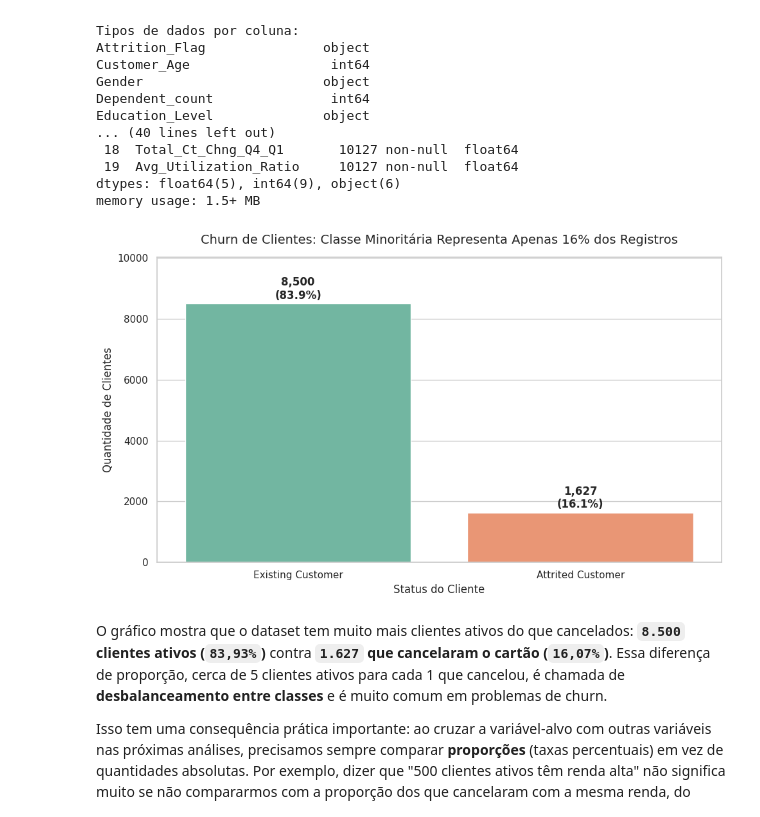
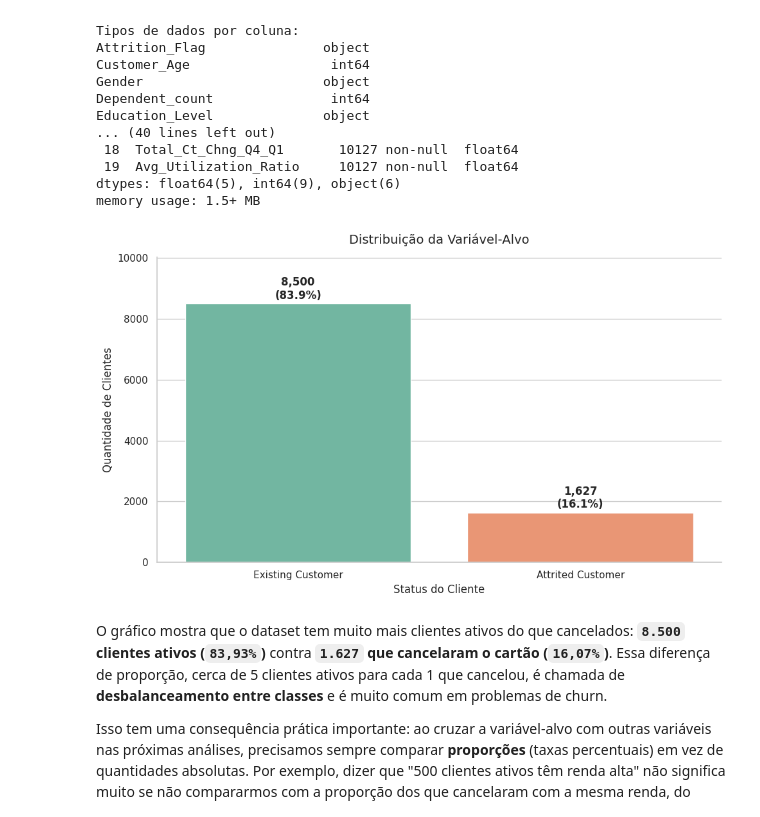
Before and after one commit to diogorblessa/mvp-credit-card-churn, a Jupyter notebook: notebooks/mvp_eda_preprocessing.ipynb, the cells around one changed output. Saved outputs shown, nothing was run; the diff lists cells and outputs as text; code cells hidden in the pictures.

```diff
--- a/notebooks/mvp_eda_preprocessing.ipynb
+++ b/notebooks/mvp_eda_preprocessing.ipynb
@@ -255,30 +255,32 @@ memory usage: 1.5+ MB
 # %%
 # Distribuição da variável-alvo (Attrition_Flag)
 fig, ax = plt.subplots(figsize=(10, 6))
 
-sns.countplot(x='Attrition_Flag', data=df, palette='Set2', ax=ax)
+ordem_target = ['Existing Customer', 'Attrited Customer']
+sns.countplot(x='Attrition_Flag', data=df, palette='Set2', ax=ax,
+              order=ordem_target)
 
 # Anotar percentuais e contagens sobre cada barra
 total = len(df)
 for p in ax.patches:
     valor = int(p.get_height())
     pct = valor / total * 100
     ax.text(
         p.get_x() + p.get_width() / 2,
         p.get_height() + 80,
         f'{valor:,}\n({pct:.1f}%)',
         ha='center', va='bottom', fontsize=12, fontweight='bold'
     )
 
-ax.set_title('Churn de Clientes: Classe Minoritária Representa Apenas 16% dos Registros',
-             fontsize=14, pad=15)
+ax.set_title('Distribuição da Variável-Alvo', fontsize=14, pad=15)
 ax.set_xlabel('Status do Cliente', fontsize=12)
 ax.set_ylabel('Quantidade de Clientes', fontsize=12)
 ax.set_ylim(0, df['Attrition_Flag'].value_counts().max() * 1.18)
+sns.despine(ax=ax)
 plt.tight_layout()
 plt.show()
 # %% [output]
-[figure, old version]
+[figure, new version]
 # %% [markdown]
 O gráfico mostra que o dataset tem muito mais clientes ativos do que cancelados: **`8.500` clientes ativos (`83,93%`)** contra **`1.627` que cancelaram o cartão (`16,07%`)**. Essa diferença de proporção, cerca de 5 clientes ativos para cada 1 que cancelou, é chamada de **desbalanceamento entre classes** e é muito comum em problemas de churn.
 
```
Also changed, not shown: parts of 5 cells of this notebook.
